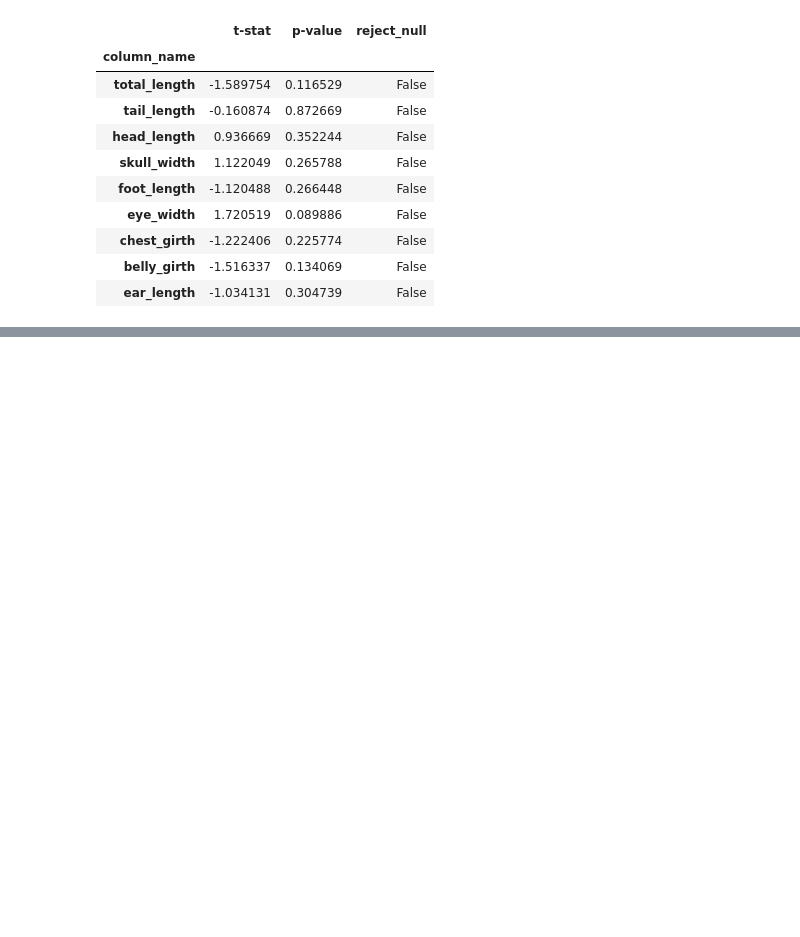
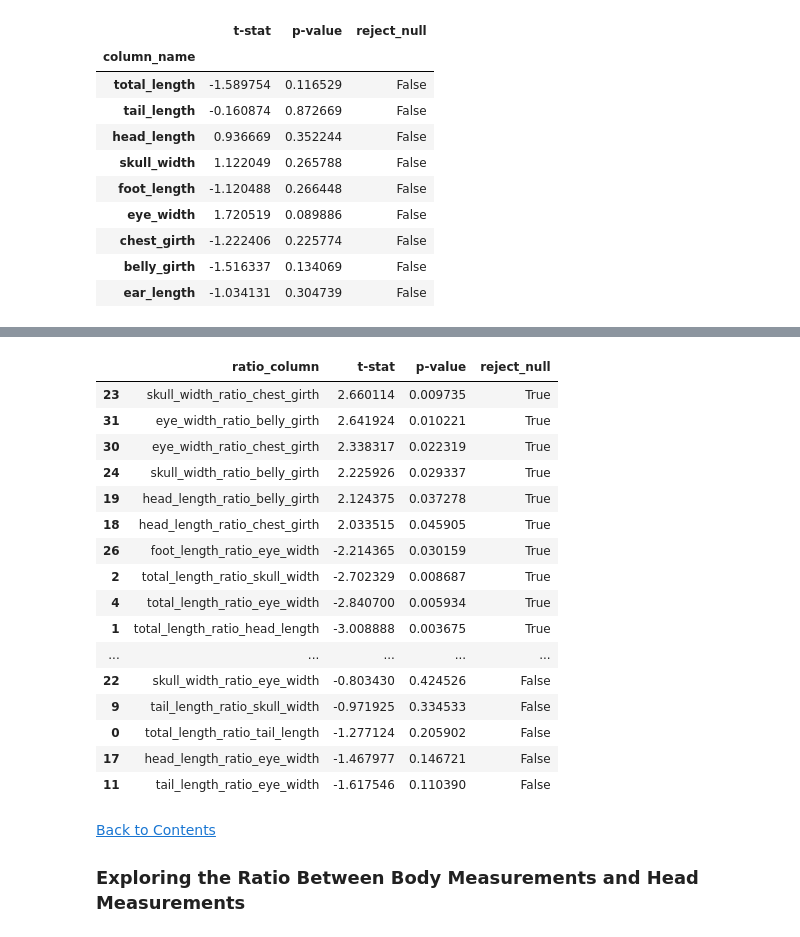
Before and after one commit to stephenfitzsimon/possum-regression, a Jupyter notebook: possum_models.ipynb, the cells around one changed output, grey strips where cells are left out. Saved outputs shown, nothing was run; the diff lists cells and outputs as text; code cells hidden in the pictures; blank space fills up the shorter version.

```diff
--- a/possum_models.ipynb
+++ b/possum_models.ipynb
@@ -348,0 +385,24 @@ The null hypothesis is likely true with a confidence of 0.95; this means that th
+# %%
+explore_target_sex.hypothesis_two_sample_ttest_ratio(train).sort_values(['reject_null', 't-stat'], ascending=False)
+# %% [output]
+|  | ratio_column | t-stat | p-value | reject_null |
+| 23 | skull_width_ratio_chest_girth | 2.660114 | 0.009735 | True |
+| 31 | eye_width_ratio_belly_girth | 2.641924 | 0.010221 | True |
+| 30 | eye_width_ratio_chest_girth | 2.338317 | 0.022319 | True |
+| 24 | skull_width_ratio_belly_girth | 2.225926 | 0.029337 | True |
+| 19 | head_length_ratio_belly_girth | 2.124375 | 0.037278 | True |
+| 18 | head_length_ratio_chest_girth | 2.033515 | 0.045905 | True |
+| 26 | foot_length_ratio_eye_width | -2.214365 | 0.030159 | True |
+| 2 | total_length_ratio_skull_width | -2.702329 | 0.008687 | True |
+| 4 | total_length_ratio_eye_width | -2.840700 | 0.005934 | True |
+| 1 | total_length_ratio_head_length | -3.008888 | 0.003675 | True |
+| ... | ... | ... | ... | ... |
+| 22 | skull_width_ratio_eye_width | -0.803430 | 0.424526 | False |
+| 9 | tail_length_ratio_skull_width | -0.971925 | 0.334533 | False |
+| 0 | total_length_ratio_tail_length | -1.277124 | 0.205902 | False |
+| 17 | head_length_ratio_eye_width | -1.467977 | 0.146721 | False |
+| 11 | tail_length_ratio_eye_width | -1.617546 | 0.110390 | False |
+# %% [markdown]
+<a href='#contents'>Back to Contents</a>
+
+### Exploring the Ratio Between Body Measurements and Head Measurements <a name='body_head_ratio'></a>
```
Also changed, not shown: parts of 13 cells of this notebook, 2 other files.
